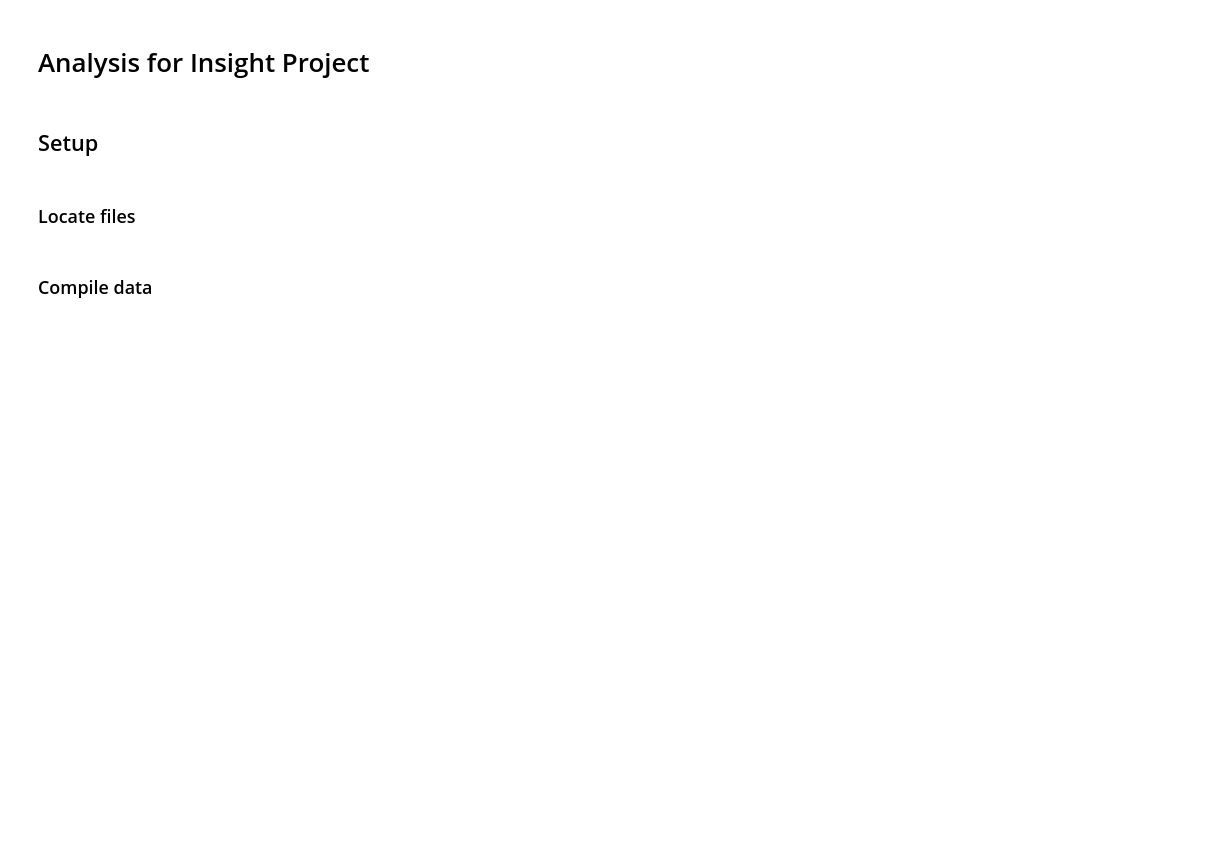
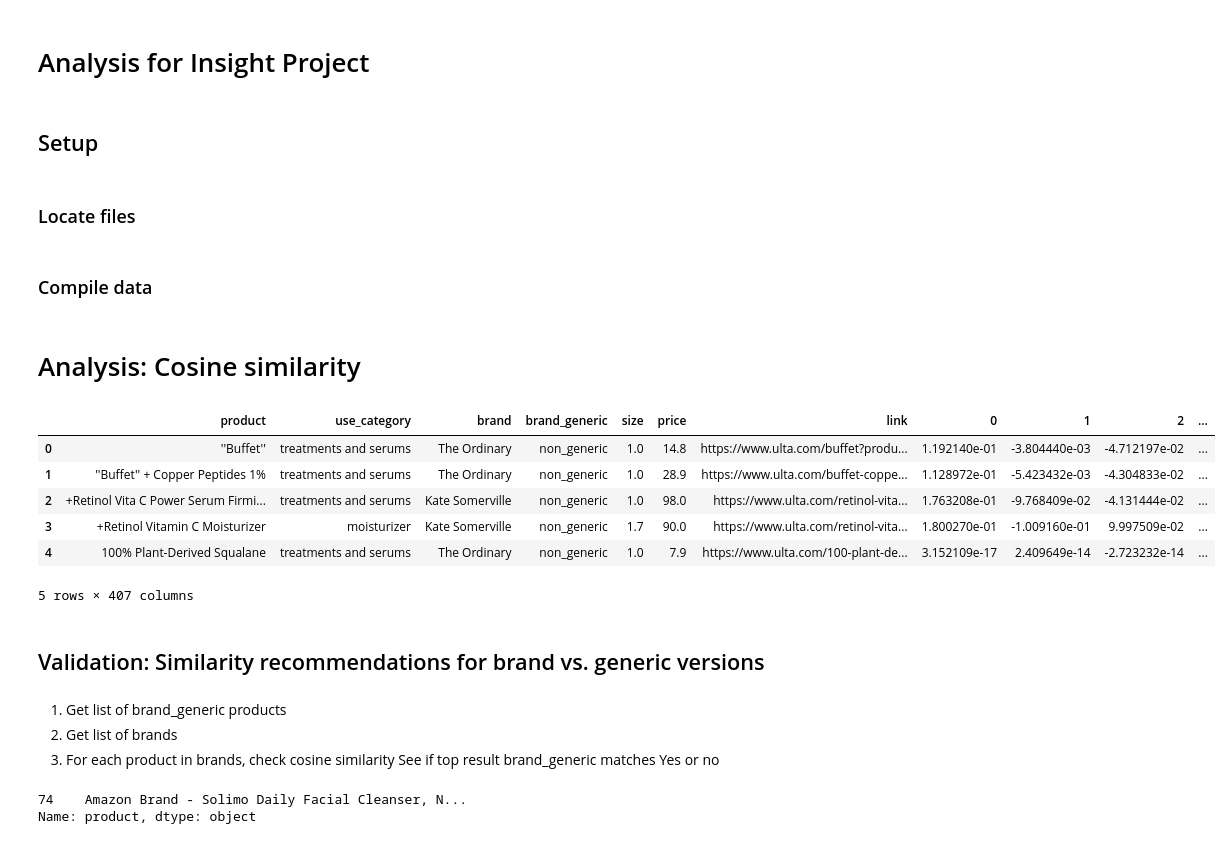
Before and after one commit to paulqsims/insight_project, a Jupyter notebook: notebooks/3_analysis.ipynb, the cells around one changed output. Drawn from its saved outputs; the diff is of its cells as text; code cells hidden in the pictures; blank space fills up the shorter version.

```diff
--- a/notebooks/3_analysis.ipynb
+++ b/notebooks/3_analysis.ipynb
@@ -34,3 +34,15 @@ file_name = 'data_tsvd_full.csv'
 ### Compile data
 # %%
 df_tsvd_full = pd.read_csv(rpath+directory_name+file_name, index_col=0)
+# %% [markdown]
+# Analysis: Cosine similarity
+# %%
+df_tsvd_full.head()
+# %% [output]
+|  | product | use_category | brand | brand_generic | size | price | link | 0 | 1 | 2 | ... |
+| 0 | ''Buffet'' | treatments and serums | The Ordinary | non_generic | 1.0 | 14.8 | https://www.ulta.com/buffet?produ... | 1.192140e-01 | -3.804440e-03 | -4.712197e-02 | ... |
+| 1 | ''Buffet'' + Copper Peptides 1% | treatments and serums | The Ordinary | non_generic | 1.0 | 28.9 | https://www.ulta.com/buffet-coppe... | 1.128972e-01 | -5.423432e-03 | -4.304833e-02 | ... |
+| 2 | +Retinol Vita C Power Serum Firmi... | treatments and serums | Kate Somerville | non_generic | 1.0 | 98.0 | https://www.ulta.com/retinol-vita... | 1.763208e-01 | -9.768409e-02 | -4.131444e-02 | ... |
+| 3 | +Retinol Vitamin C Moisturizer | moisturizer | Kate Somerville | non_generic | 1.7 | 90.0 | https://www.ulta.com/retinol-vita... | 1.800270e-01 | -1.009160e-01 | 9.997509e-02 | ... |
+| 4 | 100% Plant-Derived Squalane | treatments and serums | The Ordinary | non_generic | 1.0 | 7.9 | https://www.ulta.com/100-plant-de... | 3.152109e-17 | 2.409649e-14 | -2.723232e-14 | ... |
+5 rows × 407 columns
@@ -36,0 +57,8 @@ df_tsvd_full = pd.read_csv(rpath+directory_name+file_name, index_col=0)
+# %% [markdown]
+## Validation: Similarity recommendations for brand vs. generic versions
+# %% [markdown]
+1. Get list of brand_generic products
+2. Get list of brands
+3. For each product in brands, check cosine similarity
+    See if top result brand_generic matches
+    Yes or no
@@ -36,0 +92,8 @@ df_tsvd_full = pd.read_csv(rpath+directory_name+file_name, index_col=0)
+# %%
+# filter df by brand generic
+
+test = df_tsvd_full.query('brand_generic == @brand_gen_labels')['product']
+test[:1]
+# %% [output]
+74    Amazon Brand - Solimo Daily Facial Cleanser, N...
+Name: product, dtype: object
```
Also changed, not shown: parts of 24 cells of this notebook.
